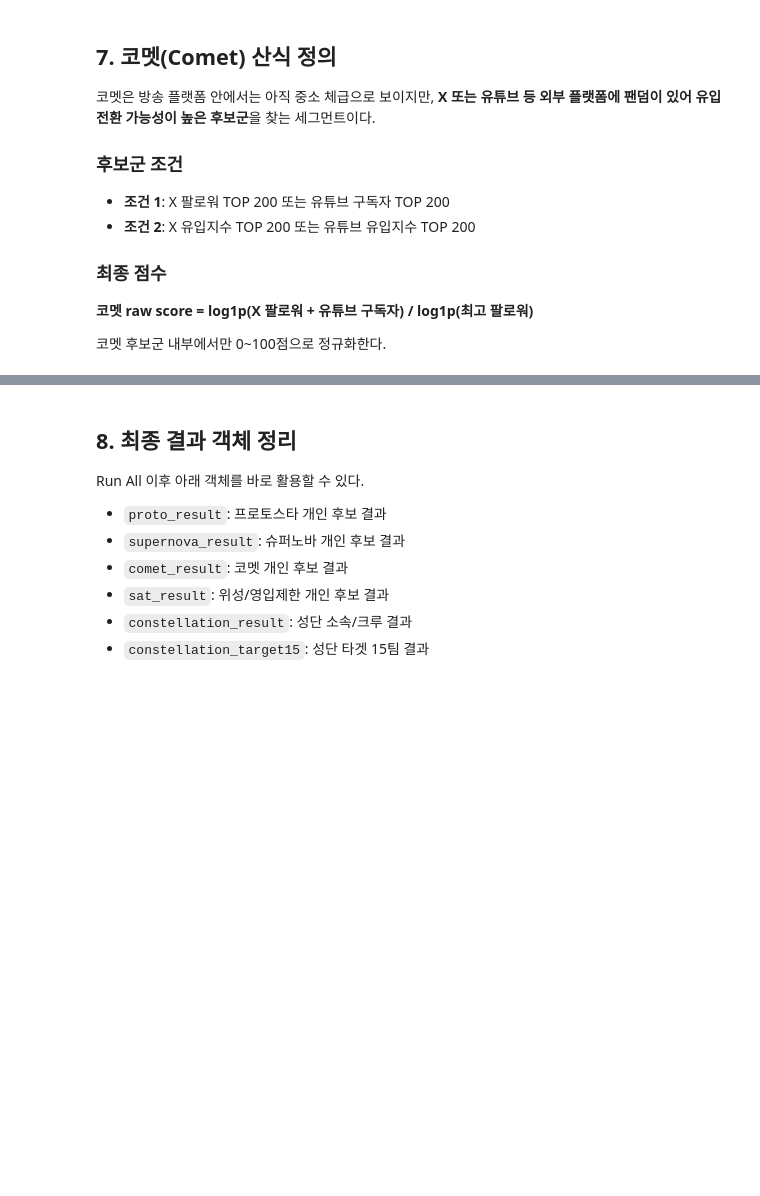
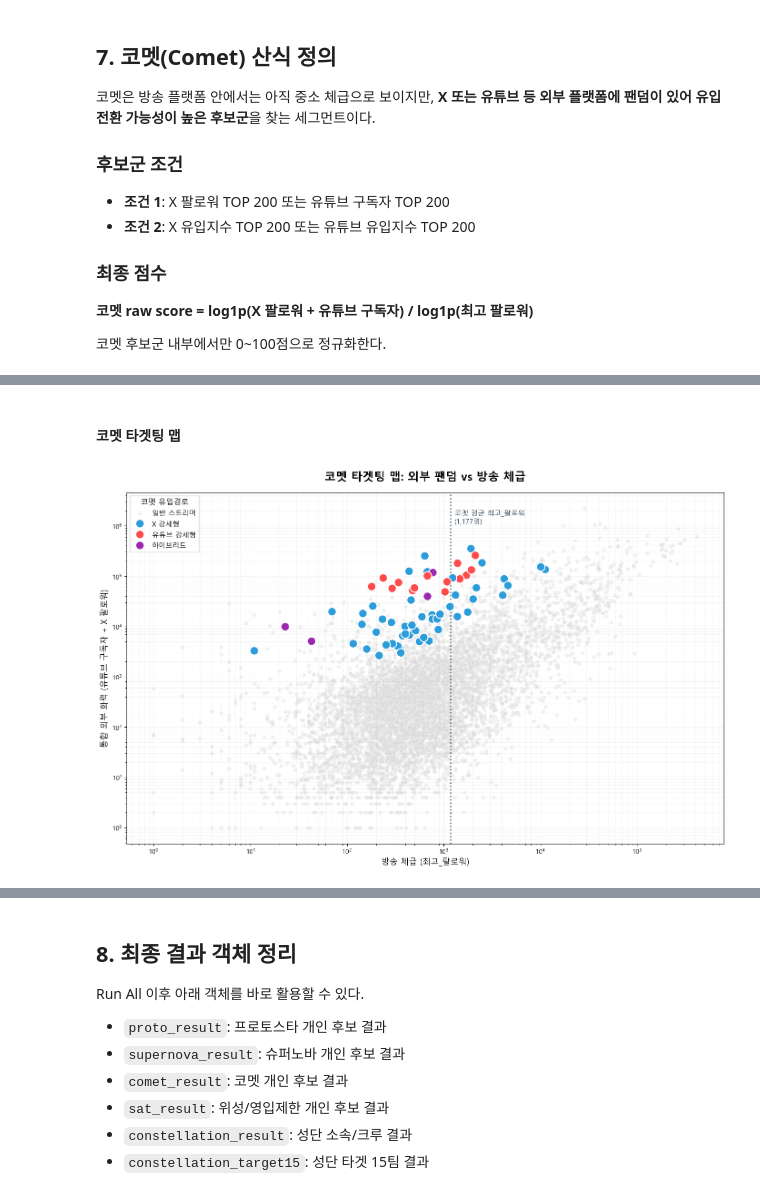
Before and after one commit to LeeSeungBok404/sparta17_data11_final_project, a Jupyter notebook: notebooks/KSI/04.분석결과/260508_세그먼트_통합정리본.ipynb, the cells around one changed output, grey strips where cells are left out. Drawn from its saved outputs; the diff is of its cells as text; code cells hidden in the pictures; blank space fills up the shorter version.

```diff
--- a/notebooks/KSI/04.분석결과/260508_세그먼트_통합정리본.ipynb
+++ b/notebooks/KSI/04.분석결과/260508_세그먼트_통합정리본.ipynb
@@ -1404,0 +1562,68 @@ plt.show()
+# %% [markdown]
+#### 코멧 타겟팅 맵
+# %%
+comet_all_df = comet_df.copy()
+comet_all_df["통합_외부화력"] = comet_all_df["유튜브_구독자"] + comet_all_df["X_팔로워"]
+comet_candidates_map = comet_all_df[comet_all_df["코멧여부"] == 1].copy()
+
+plot_all_df = comet_all_df[
+    (comet_all_df["최고_팔로워"] > 0)
+    & (comet_all_df["통합_외부화력"] > 0)
+].copy()
+plot_comet_df = comet_candidates_map[
+    (comet_candidates_map["최고_팔로워"] > 0)
+    & (comet_candidates_map["통합_외부화력"] > 0)
+].copy()
+
+plt.figure(figsize=(14, 9), facecolor="white")
+
+sns.scatterplot(
+    data=plot_all_df,
+    x="최고_팔로워",
+    y="통합_외부화력",
+    color="#D9D9D9",
+    alpha=0.35,
+    s=40,
+    label="일반 스트리머",
+)
+
+target_palette = {
+    "유튜브 강세형": "#FF4B4B",
+    "X 강세형": "#2D9CDB",
+    "하이브리드": "#9C27B0",
+}
+
+sns.scatterplot(
+    data=plot_comet_df,
+    x="최고_팔로워",
+    y="통합_외부화력",
+    hue="코멧유입경로",
+    palette=target_palette,
+    s=180,
+    edgecolor="white",
+    linewidth=1.5,
+    zorder=5,
+)
+
+plt.xscale("log")
+plt.yscale("log")
+
+avg_broadcast = plot_comet_df["최고_팔로워"].mean()
+plt.axvline(x=avg_broadcast, color="#2C3E50", linestyle=":", linewidth=2, alpha=0.7)
+plt.text(
+    avg_broadcast * 1.1,
+    plot_all_df["통합_외부화력"].max() * 0.5,
+    f"코멧 평균 최고_팔로워\n({int(avg_broadcast):,}명)",
+    color="#2C3E50",
+    fontsize=11,
+)
+
+plt.title("코멧 타겟팅 맵: 외부 팬덤 vs 방송 체급", fontsize=18, pad=20, fontweight="bold")
+plt.xlabel("방송 체급 (최고_팔로워)", fontsize=13)
+plt.ylabel("통합 외부 화력 (유튜브 구독자 + X 팔로워)", fontsize=13)
+plt.legend(title="코멧 유입경로", loc="upper left", fontsize=11, title_fontsize=12)
+plt.grid(True, which="both", linestyle="-", alpha=0.12)
+plt.tight_layout()
+plt.show()
+# %% [output]
+[figure, added]
```
Also changed, not shown: parts of 25 cells of this notebook.
